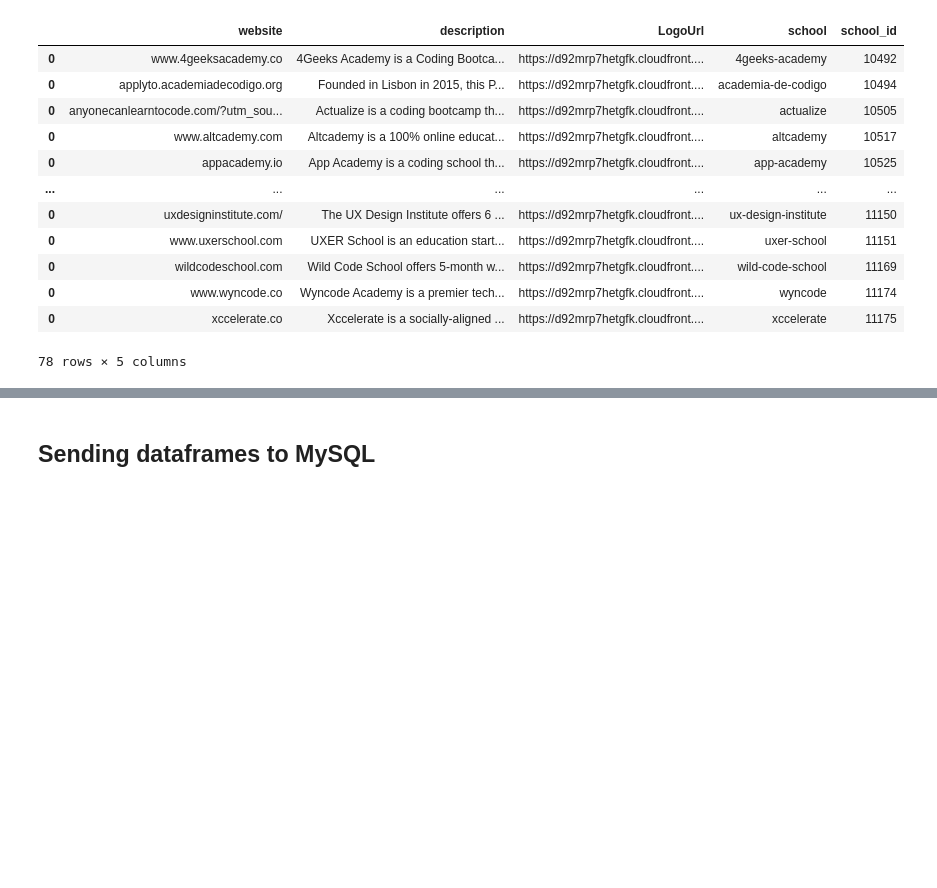
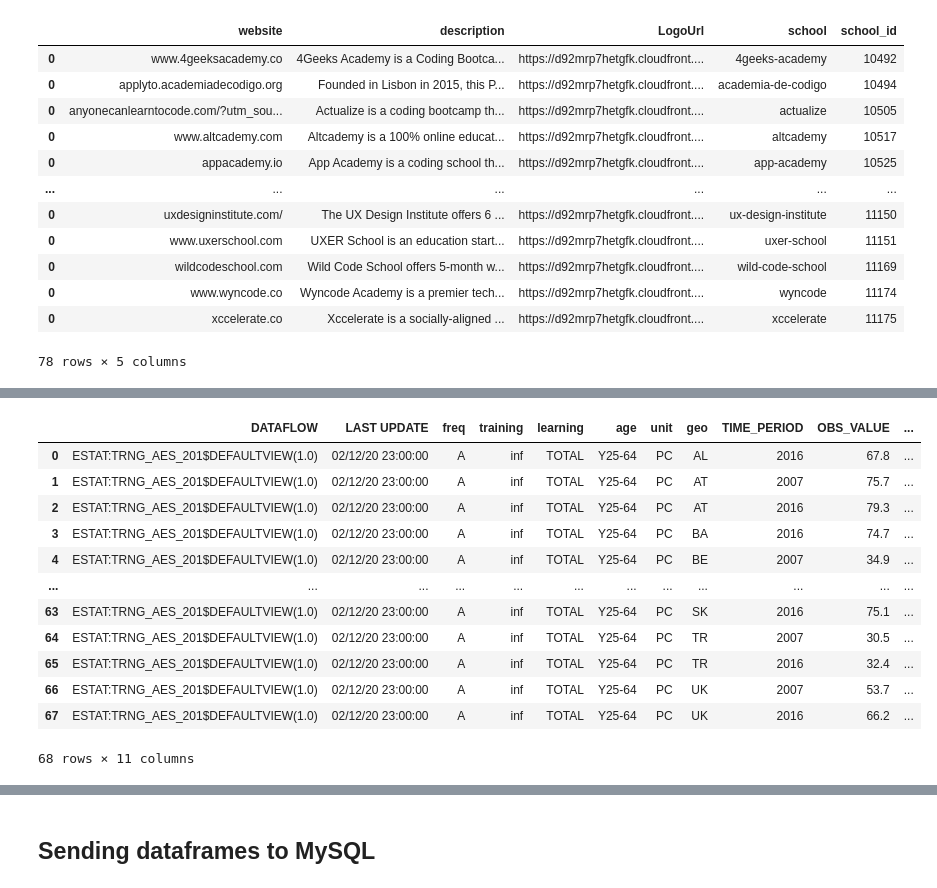
Before and after one commit to aboyalejandro/sql_project, a Jupyter notebook: sql_project_code.ipynb, the cells around one changed output, grey strips where cells are left out. Drawn from its saved outputs; the diff is of its cells as text; code cells hidden in the pictures; blank space fills up the shorter version.

```diff
--- a/sql_project_code.ipynb
+++ b/sql_project_code.ipynb
@@ -861,0 +1131,18 @@ comments.drop(['user','comments'], axis='columns', inplace=True)
+# %%
+part_inf_edu= pd.read_csv('participation_informal_eustat.csv')
+# %%
+part_inf_edu
+# %% [output]
+|  | DATAFLOW | LAST UPDATE | freq | training | learning | age | unit | geo | TIME_PERIOD | OBS_VALUE | ... |
+| 0 | ESTAT:TRNG_AES_201$DEFAULTVIEW(1.0) | 02/12/20 23:00:00 | A | inf | TOTAL | Y25-64 | PC | AL | 2016 | 67.8 | ... |
+| 1 | ESTAT:TRNG_AES_201$DEFAULTVIEW(1.0) | 02/12/20 23:00:00 | A | inf | TOTAL | Y25-64 | PC | AT | 2007 | 75.7 | ... |
+| 2 | ESTAT:TRNG_AES_201$DEFAULTVIEW(1.0) | 02/12/20 23:00:00 | A | inf | TOTAL | Y25-64 | PC | AT | 2016 | 79.3 | ... |
+| 3 | ESTAT:TRNG_AES_201$DEFAULTVIEW(1.0) | 02/12/20 23:00:00 | A | inf | TOTAL | Y25-64 | PC | BA | 2016 | 74.7 | ... |
+| 4 | ESTAT:TRNG_AES_201$DEFAULTVIEW(1.0) | 02/12/20 23:00:00 | A | inf | TOTAL | Y25-64 | PC | BE | 2007 | 34.9 | ... |
+| ... | ... | ... | ... | ... | ... | ... | ... | ... | ... | ... | ... |
+| 63 | ESTAT:TRNG_AES_201$DEFAULTVIEW(1.0) | 02/12/20 23:00:00 | A | inf | TOTAL | Y25-64 | PC | SK | 2016 | 75.1 | ... |
+| 64 | ESTAT:TRNG_AES_201$DEFAULTVIEW(1.0) | 02/12/20 23:00:00 | A | inf | TOTAL | Y25-64 | PC | TR | 2007 | 30.5 | ... |
+| 65 | ESTAT:TRNG_AES_201$DEFAULTVIEW(1.0) | 02/12/20 23:00:00 | A | inf | TOTAL | Y25-64 | PC | TR | 2016 | 32.4 | ... |
+| 66 | ESTAT:TRNG_AES_201$DEFAULTVIEW(1.0) | 02/12/20 23:00:00 | A | inf | TOTAL | Y25-64 | PC | UK | 2007 | 53.7 | ... |
+| 67 | ESTAT:TRNG_AES_201$DEFAULTVIEW(1.0) | 02/12/20 23:00:00 | A | inf | TOTAL | Y25-64 | PC | UK | 2016 | 66.2 | ... |
+68 rows × 11 columns
```
Also changed, not shown: parts of 64 cells of this notebook, 12 other files.
